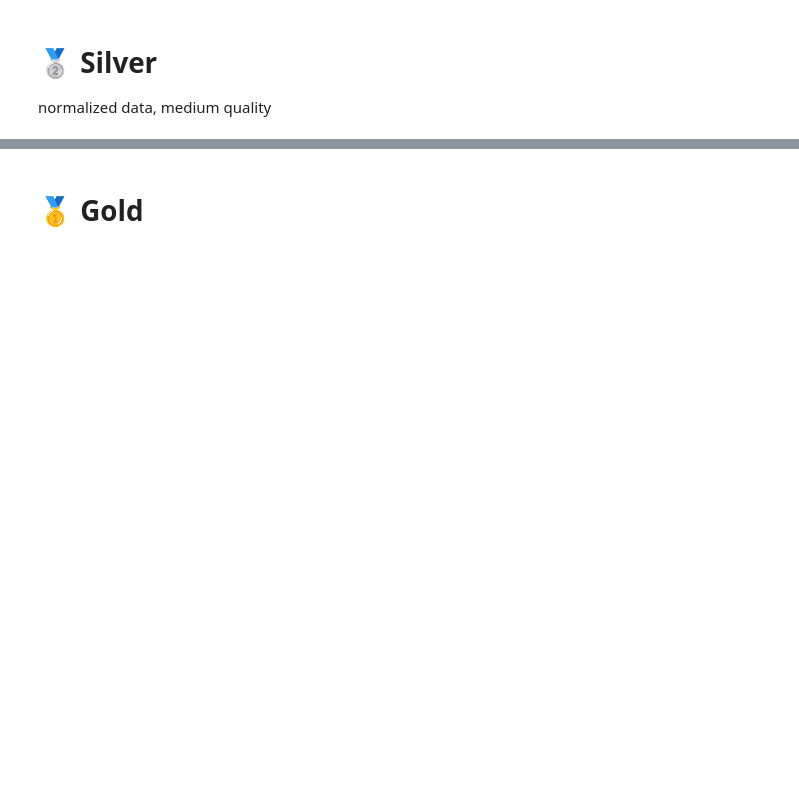
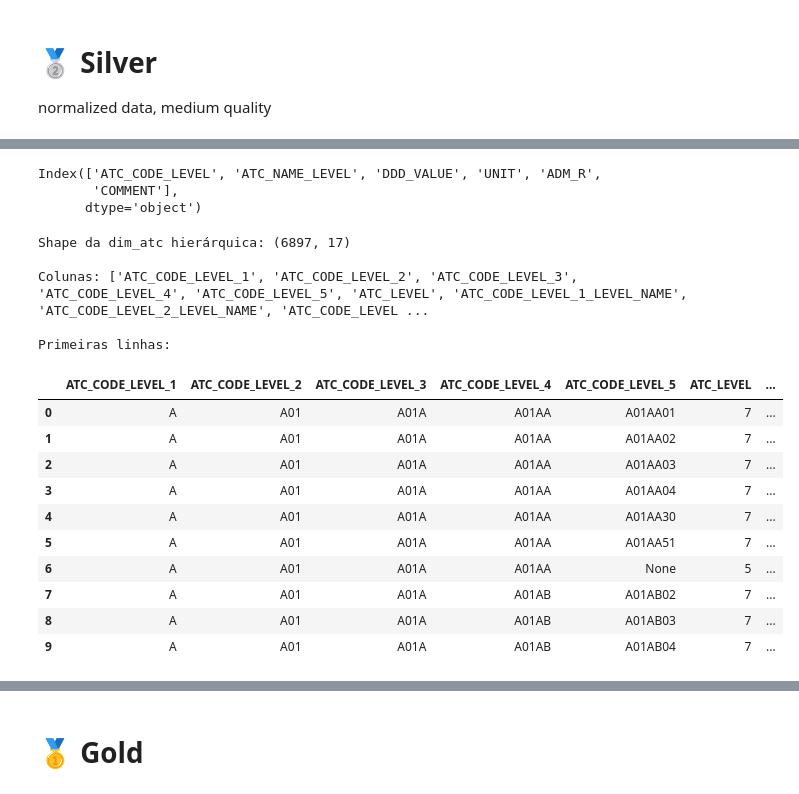
Before and after one commit to mlab-inf-ufrgs/vigimed, a Jupyter notebook: src/medicamentos/elt_dim_atc.ipynb, the cells around one changed output, grey strips where cells are left out. Drawn from its saved outputs; the diff is of its cells as text; code cells hidden in the pictures; blank space fills up the shorter version.

```diff
--- a/src/medicamentos/elt_dim_atc.ipynb
+++ b/src/medicamentos/elt_dim_atc.ipynb
@@ -81,10 +49,0 @@ bronze_atc[['CODIGO_ATC_LEVEL', 'NIVEL_NOME_ATC']].describe()
-# %%
-bronze = pd.read_parquet(Path(project_root) / "data/01_bronze/Medicamentos/Medicamentos.parquet")
-bronze = (
-    bronze[['NOME_MEDICAMENTO_WHODRUG', 'PRINCIPIOS_ATIVOS_WHODRUG', 'CODIGO_ATC']]
-    .value_counts()
-    .rename('FREQUENCIA_REGISTROS')
-    .reset_index()
-)
-bronze['PRINCIPIOS_ATIVOS_WHODRUG_LIMPO'] = bronze['PRINCIPIOS_ATIVOS_WHODRUG'].replace('_x000D_', '', regex=True).str.strip()
-bronze['CODIGO_ATC_5DIGITOS'] = bronze['CODIGO_ATC'].replace('_x000D_', '', regex=True).str.strip()
@@ -273,0 +56,42 @@ silver.head(2)
+# %%
+silver.columns
+# %% [output]
+Index(['ATC_CODE_LEVEL', 'ATC_NAME_LEVEL', 'DDD_VALUE', 'UNIT', 'ADM_R',
+       'COMMENT'],
+      dtype='object')
+# %%
+# Criar dim_atc com estrutura hierárquica de 7 níveis
+from utils import build_dim_atc
+
+# Construir dimensão ATC com níveis hierárquicos
+hist_dim_atc = build_dim_atc(
+    silver,
+    atc_code_col='ATC_CODE_LEVEL',
+    atc_name_col='ATC_NAME_LEVEL',
+    ddd_col='DDD_VALUE',
+    unit_col='UNIT',
+    adm_r_col='ADM_R',
+    comment_col='COMMENT'
+)
+
+print(f"Shape da dim_atc hierárquica: {hist_dim_atc.shape}")
+print(f"\nColunas: {list(hist_dim_atc.columns)}")
+print(f"\nPrimeiras linhas:")
+hist_dim_atc.head(10)
+# %% [output]
+Shape da dim_atc hierárquica: (6897, 17)
+
+Colunas: ['ATC_CODE_LEVEL_1', 'ATC_CODE_LEVEL_2', 'ATC_CODE_LEVEL_3', 'ATC_CODE_LEVEL_4', 'ATC_CODE_LEVEL_5', 'ATC_LEVEL', 'ATC_CODE_LEVEL_1_LEVEL_NAME', 'ATC_CODE_LEVEL_2_LEVEL_NAME', 'ATC_CODE_LEVEL ...
+
+Primeiras linhas:
+|  | ATC_CODE_LEVEL_1 | ATC_CODE_LEVEL_2 | ATC_CODE_LEVEL_3 | ATC_CODE_LEVEL_4 | ATC_CODE_LEVEL_5 | ATC_LEVEL | ... |
+| 0 | A | A01 | A01A | A01AA | A01AA01 | 7 | ... |
+| 1 | A | A01 | A01A | A01AA | A01AA02 | 7 | ... |
+| 2 | A | A01 | A01A | A01AA | A01AA03 | 7 | ... |
+| 3 | A | A01 | A01A | A01AA | A01AA04 | 7 | ... |
+| 4 | A | A01 | A01A | A01AA | A01AA30 | 7 | ... |
+| 5 | A | A01 | A01A | A01AA | A01AA51 | 7 | ... |
+| 6 | A | A01 | A01A | A01AA | None | 5 | ... |
+| 7 | A | A01 | A01A | A01AB | A01AB02 | 7 | ... |
+| 8 | A | A01 | A01A | A01AB | A01AB03 | 7 | ... |
+| 9 | A | A01 | A01A | A01AB | A01AB04 | 7 | ... |
```
Also changed, not shown: parts of 34 cells of this notebook, 22 other files.
